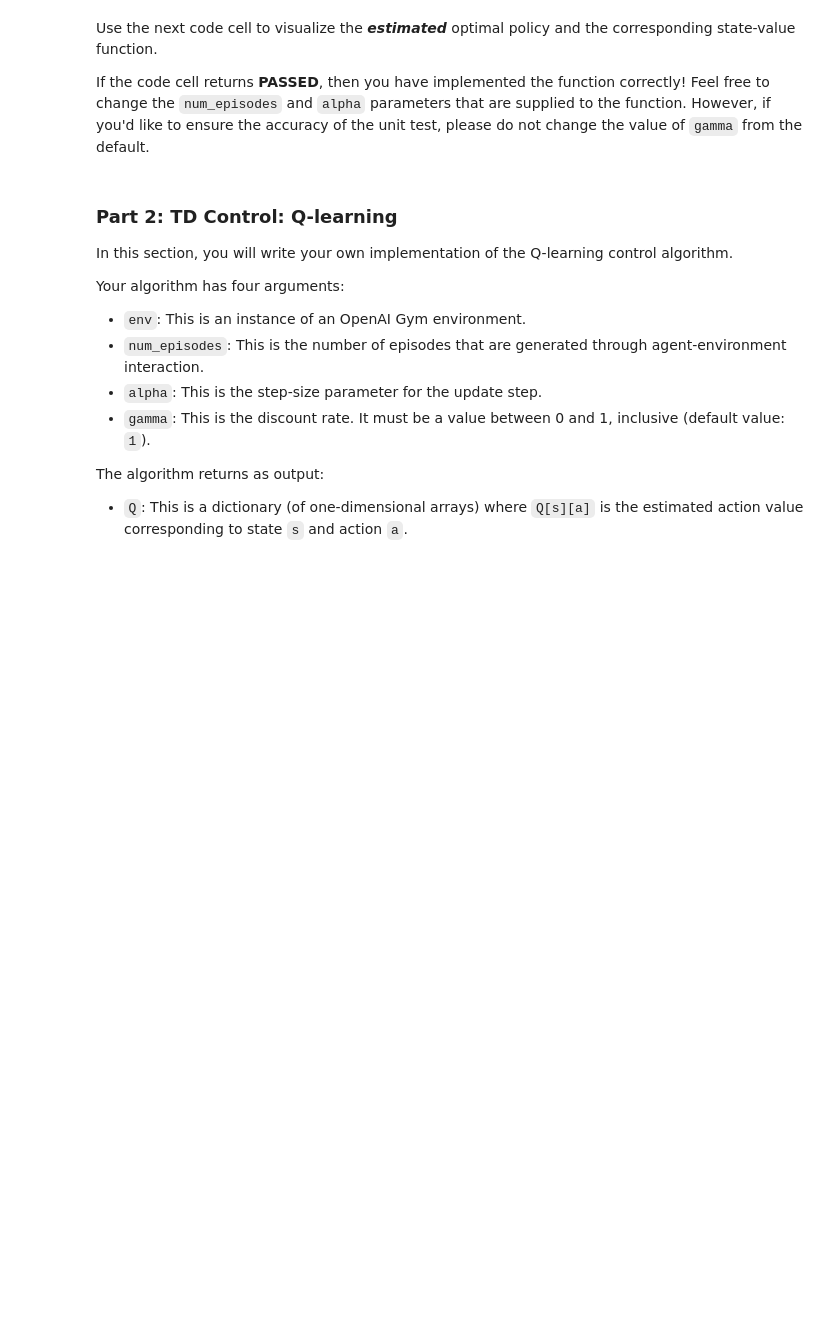
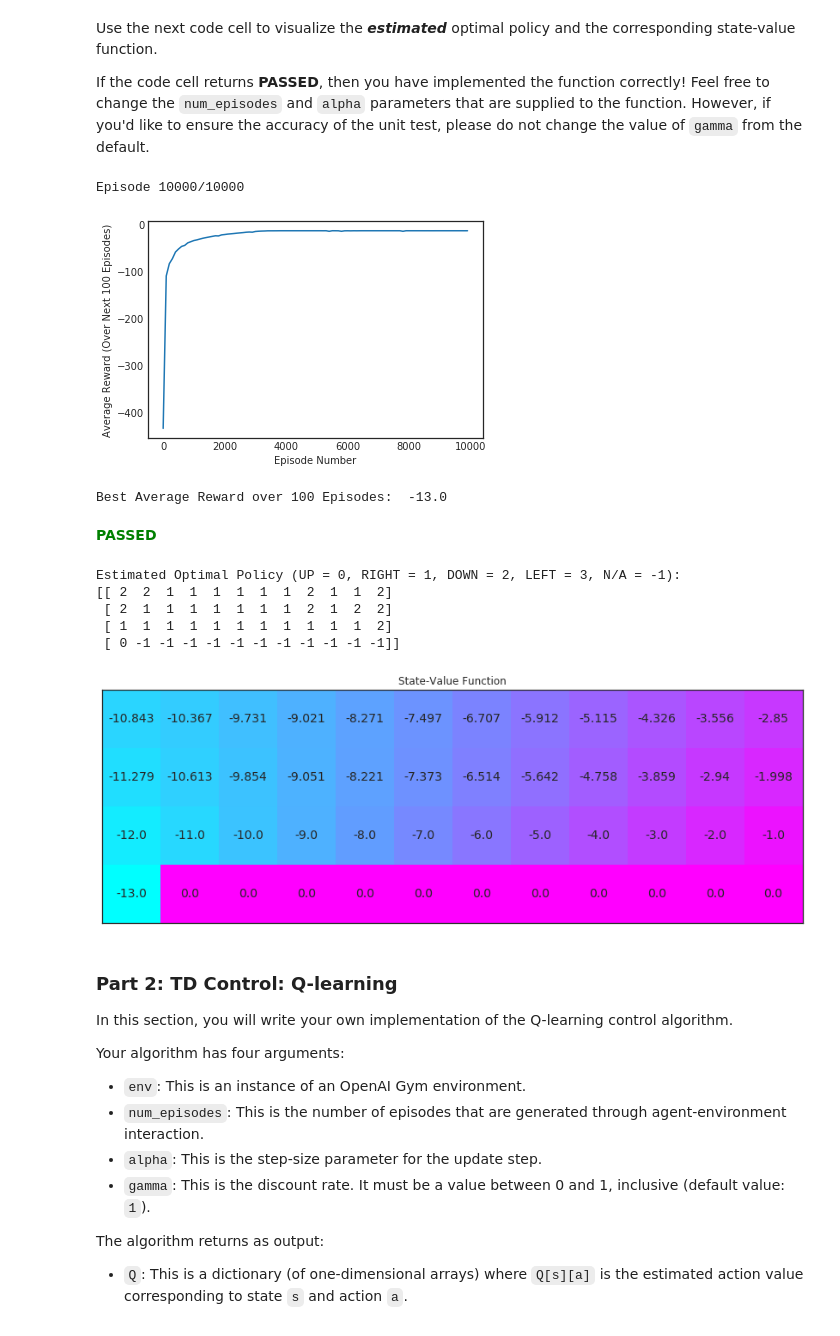
Before and after one commit to JiaweiCui/deep-reinforcement-learning, a Jupyter notebook: temporal-difference/Temporal_Difference.ipynb, the cells around one changed output. Drawn from its saved outputs; the diff is of its cells as text; code cells hidden in the pictures; blank space fills up the shorter version.

```diff
--- a/temporal-difference/Temporal_Difference.ipynb
+++ b/temporal-difference/Temporal_Difference.ipynb
@@ -76,18 +82,15 @@ The algorithm returns as output:
 Please complete the function in the code cell below.
 
 (_Feel free to define additional functions to help you to organize your code._)
-# %%
-def sarsa(env, num_episodes, alpha, gamma=1.0):
-    # initialize action-value function (empty dictionary of arrays)
-    Q = defaultdict(lambda: np.zeros(env.nA))
-    # initialize performance monitor
-    # loop over episodes
-    for i_episode in range(1, num_episodes+1):
-        # monitor progress
-        if i_episode % 100 == 0:
-            print("\rEpisode {}/{}".format(i_episode, num_episodes), end="")
-            sys.stdout.flush()
-
-        ## TODO: complete the function
-
-    return Q
+# %%
+def epsilon_greedy(Q, state, nA, eps):
+    #epsilon greedy action selection
+    if random.random() > eps:
+        return np.argmax(Q[state])
+    else:
+        return random.choice(np.arange(nA))
+# %%
+def update_Q_sarsa(alpha, gamma, Q, state, action, reward, next_state=None, next_action=None):
+    #Returns updated Q-value for the most recent experience.
+    Qsa_next = Q[next_state][next_action] if next_state is not None else 0
+    return Q[state][action] + alpha*(reward + gamma*Qsa_next-Q[state][action])
@@ -97,17 +147,28 @@ Use the next code cell to visualize the **_estimated_** optimal policy and the c
 If the code cell returns **PASSED**, then you have implemented the function correctly!  Feel free to change the `num_episodes` and `alpha` parameters that are supplied to the function.  However, if you'd like to ensure the accuracy of the unit test, please do not change the value of `gamma` from the default.
 # %%
 # obtain the estimated optimal policy and corresponding action-value function
-Q_sarsa = sarsa(env, 5000, .01)
+Q_sarsa = sarsa(env, 10000, .01)
 
 # print the estimated optimal policy
 policy_sarsa = np.array([np.argmax(Q_sarsa[key]) if key in Q_sarsa else -1 for key in np.arange(48)]).reshape(4,12)
 check_test.run_check('td_control_check', policy_sarsa)
 print("\nEstimated Optimal Policy (UP = 0, RIGHT = 1, DOWN = 2, LEFT = 3, N/A = -1):")
 print(policy_sarsa)
 
 # plot the estimated optimal state-value function
 V_sarsa = ([np.max(Q_sarsa[key]) if key in Q_sarsa else 0 for key in np.arange(48)])
 plot_values(V_sarsa)
+# %% [output]
+Episode 10000/10000
+[figure, added]
+Best Average Reward over 100 Episodes:  -13.0
+**<span style="color: green;">PASSED</span>**
+Estimated Optimal Policy (UP = 0, RIGHT = 1, DOWN = 2, LEFT = 3, N/A = -1):
+[[ 2  2  1  1  1  1  1  1  2  1  1  2]
+ [ 2  1  1  1  1  1  1  1  2  1  2  2]
+ [ 1  1  1  1  1  1  1  1  1  1  1  2]
+ [ 0 -1 -1 -1 -1 -1 -1 -1 -1 -1 -1 -1]]
+[figure, added]
 # %% [markdown]
 ### Part 2: TD Control: Q-learning
 
```
Also changed, not shown: parts of 12 cells of this notebook.
